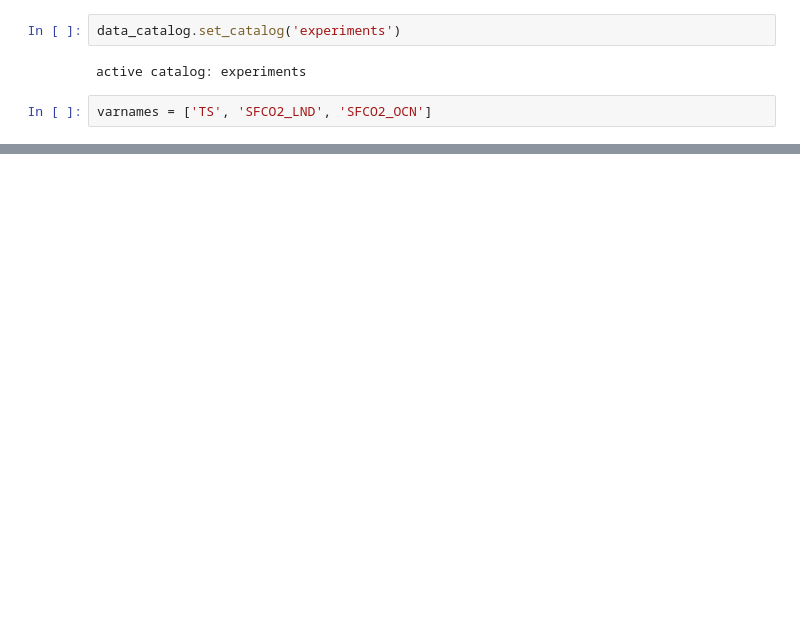
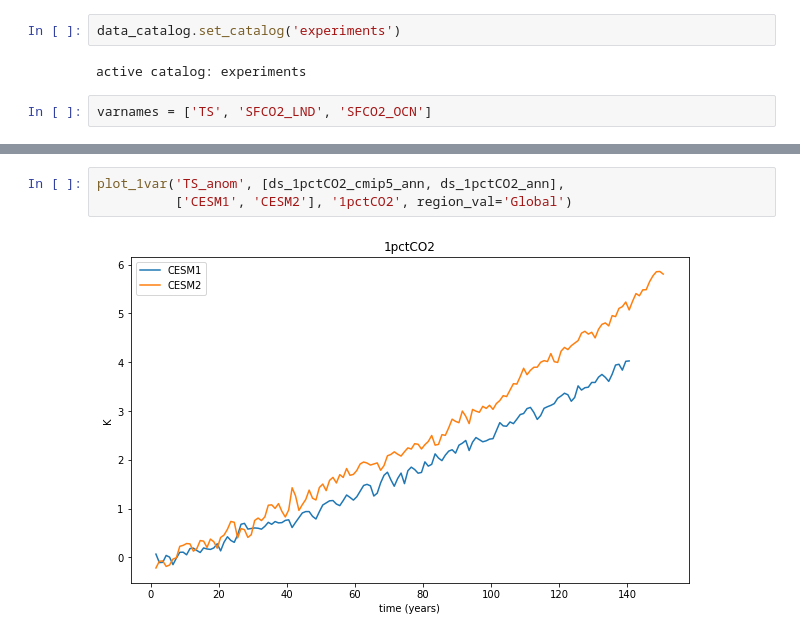
Before and after one commit to klindsay28/CESM2_coup_carb_cycle_JAMES, a Jupyter notebook: 1pctCO2.ipynb, the cells around one changed output, grey strips where cells are left out. Saved outputs shown, nothing was run; the diff lists cells and outputs as text; blank space fills up the shorter version.

```diff
--- a/1pctCO2.ipynb
+++ b/1pctCO2.ipynb
@@ -130,0 +56,5 @@ tseries_mod.tseries_plot_1var(varname, [ds_1pctCO2_rad_cmip5_ann, ds_1pctCO2_rad
+# %%
+plot_1var('TS_anom', [ds_1pctCO2_cmip5_ann, ds_1pctCO2_ann],
+          ['CESM1', 'CESM2'], '1pctCO2', region_val='Global')
+# %% [output]
+[figure, added]
```
Also changed, not shown: parts of 38 cells of this notebook, 18 other files.
